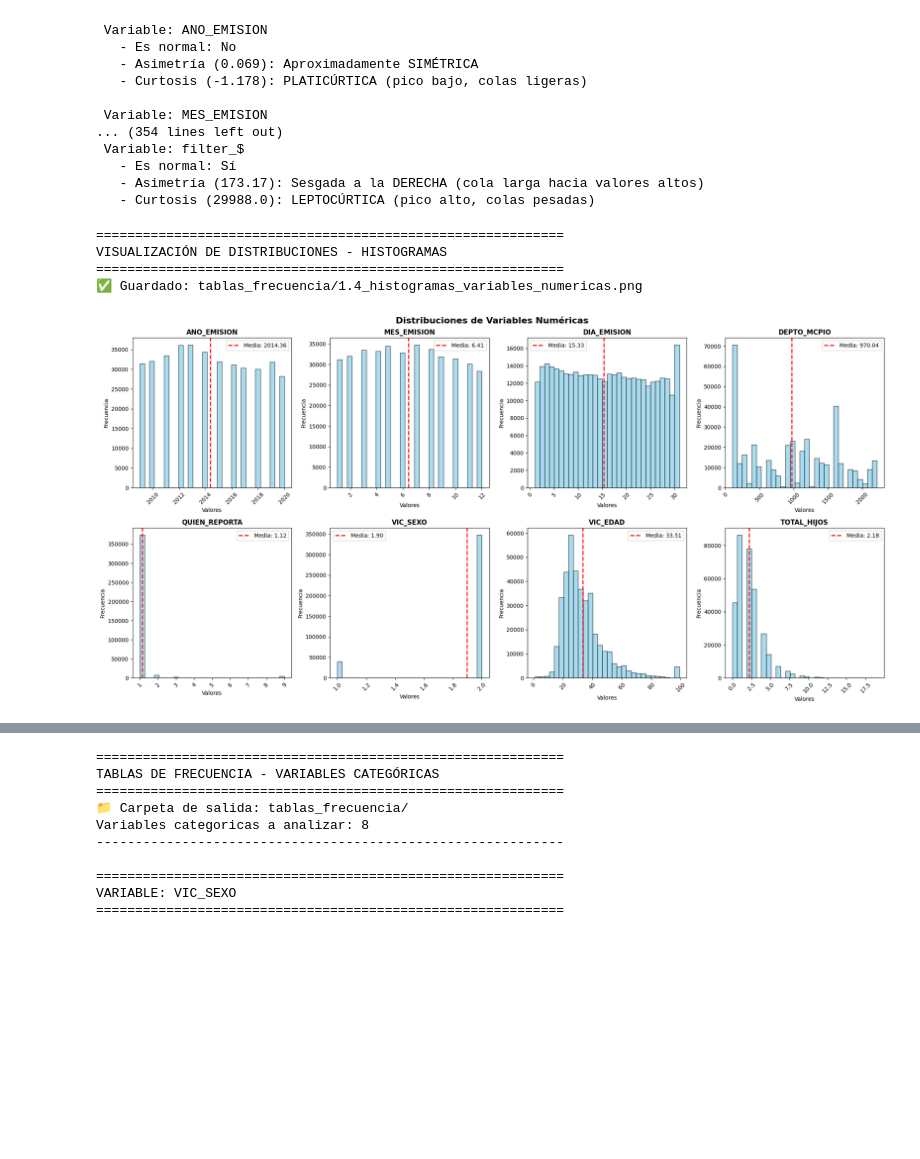
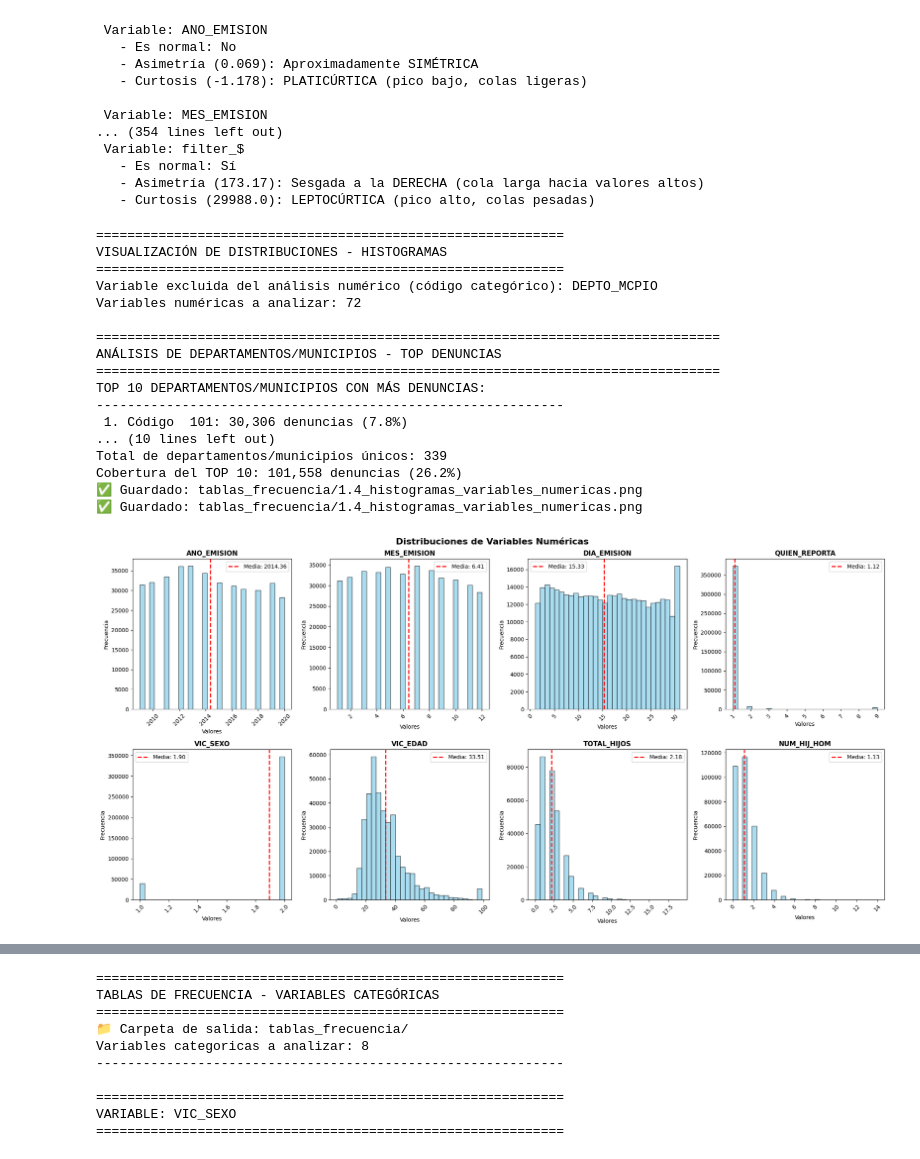
Before and after one commit to FerAHMz/proy1-md, a Jupyter notebook: data-analist-violencia-intrafamiliar/analisis_violenciaIntra.ipynb, the cells around one changed output, grey strips where cells are left out. Saved outputs shown, nothing was run; the diff lists cells and outputs as text; code cells hidden in the pictures; blank space fills up the shorter version.

```diff
--- a/data-analist-violencia-intrafamiliar/analisis_violenciaIntra.ipynb
+++ b/data-analist-violencia-intrafamiliar/analisis_violenciaIntra.ipynb
@@ -660,6 +660,28 @@ print("="*60)
 print("VISUALIZACIÓN DE DISTRIBUCIONES - HISTOGRAMAS")
 print("="*60)
 
+# Excluir solo DEPTO_MCPIO que es un código categórico, no variable numérica real
+variables_numericas_reales = [col for col in variables_numericas if col != 'DEPTO_MCPIO']
+
+print(f"Variable excluida del análisis numérico (código categórico): DEPTO_MCPIO")
+print(f"Variables numéricas a analizar: {len(variables_numericas_reales)}")
+
+# Análisis específico de departamentos/municipios - MÁS ÚTIL QUE LA MEDIA
+print("\n" + "="*80)
+print("ANÁLISIS DE DEPARTAMENTOS/MUNICIPIOS - TOP DENUNCIAS")
+print("="*80)
+
+# Conteo de denuncias por departamento/municipio
+freq_depto = data['DEPTO_MCPIO'].value_counts().head(10)
+print("TOP 10 DEPARTAMENTOS/MUNICIPIOS CON MÁS DENUNCIAS:")
+print("-" * 60)
+for i, (codigo, cantidad) in enumerate(freq_depto.items(), 1):
+    porcentaje = (cantidad / len(data)) * 100
+    print(f"{i:2d}. Código {int(codigo):4d}: {cantidad:6,} denuncias ({porcentaje:.1f}%)")
+
+print(f"\nTotal de departamentos/municipios únicos: {data['DEPTO_MCPIO'].nunique()}")
+print(f"Cobertura del TOP 10: {freq_depto.sum():,} denuncias ({(freq_depto.sum()/len(data)*100):.1f}%)")
+
 # Configuramos el estilo de los gráficos
 plt.style.use('default')
 fig, axes = plt.subplots(nrows=2, ncols=4, figsize=(20, 10))
@@ -668,7 +690,7 @@ fig.suptitle('Distribuciones de Variables Numéricas', fontsize=16, fontweight='
 # Aplanamos los ejes para facilitar la iteración
 axes = axes.flatten()
 
-for i, col in enumerate(variables_numericas):
+for i, col in enumerate(variables_numericas_reales):
    if i < len(axes):
       # Filtramos valores no nulos
       datos_limpios = data[col].dropna()
@@ -688,50 +710,67 @@ for i, col in enumerate(variables_numericas):
       axes[i].axvline(media, color='red', linestyle='--', linewidth=2, label=f'Media: {media:.2f}')
       axes[i].legend()
 
       # Rotamos etiquetas si es necesario
       axes[i].tick_params(axis='x', rotation=45)
 
-# Ocultamos ejes vacíos si hay menos de 8 variables
-for j in range(len(variables_numericas), len(axes)):
+# Ocultamos ejes vacíos si hay menos variables que subplots
+for j in range(len(variables_numericas_reales), len(axes)):
    axes[j].set_visible(False)
 
 plt.tight_layout()
 
 # Guardar gráfico de histogramas (1.4)
 filename_hist = f'{output_dir}/1.4_histogramas_variables_numericas.png'
 plt.savefig(filename_hist, bbox_inches='tight', dpi=300, facecolor='white')
 print(f"✅ Guardado: {filename_hist}")
 plt.show()
 
 # Interpretación breve de cada distribución
 print("\n" + "="*60)
 print("RESUMEN DE DISTRIBUCIONES OBSERVADAS")
 print("="*60)
 
 for _, row in df_normalidad.iterrows():
    var = row['Variable']
-   print(f"\n {var}:")
-   print(f"   ── Normal: {row['Es_Normal']}")
+   # Solo interpretar variables realmente numéricas, excluir DEPTO_MCPIO
+   if var != 'DEPTO_MCPIO':
+      print(f"\n📊 {var}:")
+      print(f"   ── Normal: {row['Es_Normal']}")
 
-   # Interpretación basada en asimetría
-   if row['Asimetría'] > 1:
-      print(f"   ── Distribución: Fuertemente sesgada a la derecha")
-   elif row['Asimetría'] > 0.5:
-      print(f"   ── Distribución: Moderadamente sesgada a la derecha")
-   elif row['Asimetría'] < -1:
-      print(f"   ── Distribución: Fuertemente sesgada a la izquierda")
-   elif row['Asimetría'] < -0.5:
-      print(f"   ── Distribución: Moderadamente sesgada a la izquierda")
+      # Interpretación basada en asimetría
+      if row['Asimetría'] > 1:
+         print(f"   ── Distribución: Fuertemente sesgada a la derecha")
+      elif row['Asimetría'] > 0.5:
+         print(f"   ── Distribución: Moderadamente sesgada a la derecha")
+      elif row['Asimetría'] < -1:
+         print(f"   ── Distribución: Fuertemente sesgada a la izquierda")
+      elif row['Asimetría'] < -0.5:
+         print(f"   ── Distribución: Moderadamente sesgada a la izquierda")
+      else:
+         print(f"   ── Distribución: Aproximadamente simétrica")
+
+      print(f"   ── Interpretación: Asimetría={row['Asimetría']:.3f}, Curtosis={row['Curtosis']:.3f}")
    else:
-      print(f"   ── Distribución: Aproximadamente simétrica")
-
-   print(f"   ── Interpretación: Asimetría={row['Asimetría']}, Curtosis={row['Curtosis']}")
+      print(f"\n🏷️ {var}: CÓDIGO CATEGÓRICO - Ver análisis de frecuencias arriba ↑")
 # %% [output]
 ============================================================
 VISUALIZACIÓN DE DISTRIBUCIONES - HISTOGRAMAS
 ============================================================
+Variable excluida del análisis numérico (código categórico): DEPTO_MCPIO
+Variables numéricas a analizar: 72
+
+================================================================================
+ANÁLISIS DE DEPARTAMENTOS/MUNICIPIOS - TOP DENUNCIAS
+================================================================================
+TOP 10 DEPARTAMENTOS/MUNICIPIOS CON MÁS DENUNCIAS:
+------------------------------------------------------------
+ 1. Código  101: 30,306 denuncias (7.8%)
+... (10 lines left out)
+Total de departamentos/municipios únicos: 339
+Cobertura del TOP 10: 101,558 denuncias (26.2%)
 ✅ Guardado: tablas_frecuencia/1.4_histogramas_variables_numericas.png
+✅ Guardado: tablas_frecuencia/1.4_histogramas_variables_numericas.png
-[figure, old version]
+[figure, new version]
 ============================================================
 RESUMEN DE DISTRIBUCIONES OBSERVADAS
 ============================================================
```
Also changed, not shown: parts of 5 cells of this notebook, 1 other file.
